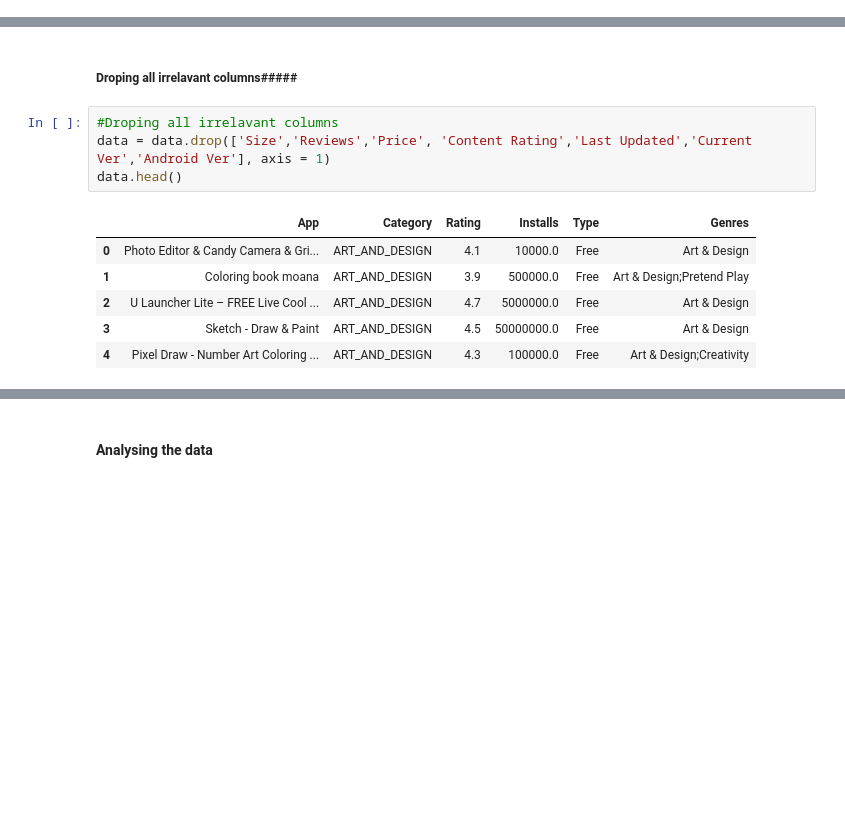
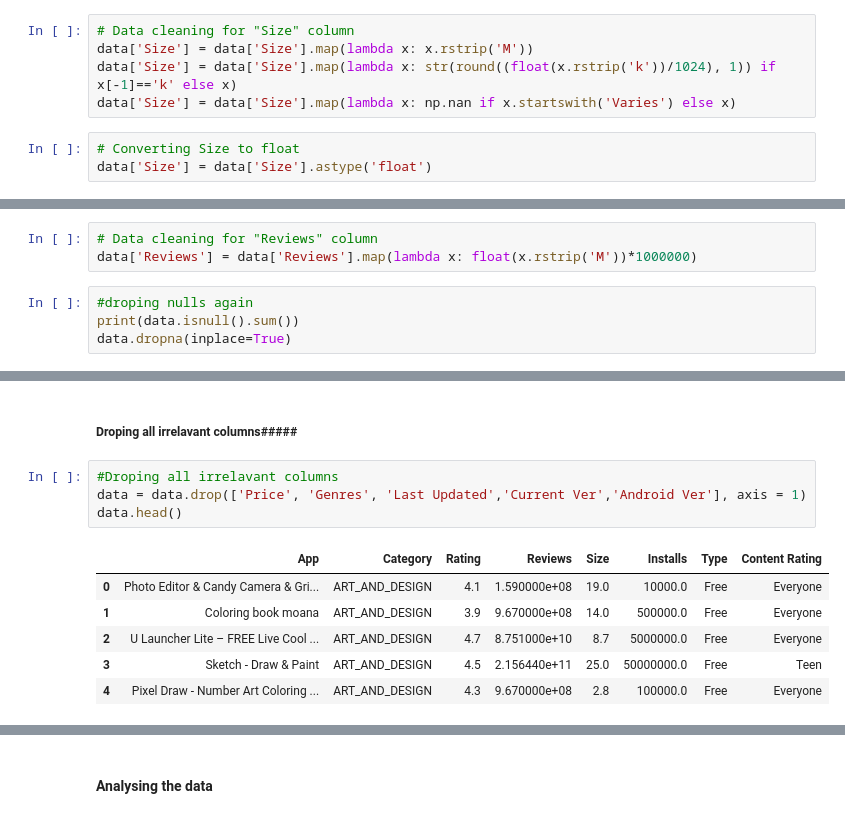
Before and after one commit to sdr1993/playstore, a Jupyter notebook: playstore.ipynb, the cells around one changed output, grey strips where cells are left out. Saved outputs shown, nothing was run; the diff lists cells and outputs as text; blank space fills up the shorter version.

```diff
--- a/playstore.ipynb
+++ b/playstore.ipynb
@@ -128,0 +141,8 @@ data['Type'] = data.Type.astype('category')
+# %%
+# Data cleaning for "Size" column
+data['Size'] = data['Size'].map(lambda x: x.rstrip('M'))
+data['Size'] = data['Size'].map(lambda x: str(round((float(x.rstrip('k'))/1024), 1)) if x[-1]=='k' else x)
+data['Size'] = data['Size'].map(lambda x: np.nan if x.startswith('Varies') else x)
+# %%
+# Converting Size to float
+data['Size'] = data['Size'].astype('float')
@@ -128,0 +155,7 @@ data['Type'] = data.Type.astype('category')
+# %%
+# Data cleaning for "Reviews" column
+data['Reviews'] = data['Reviews'].map(lambda x: float(x.rstrip('M'))*1000000)
+# %%
+#droping nulls again
+print(data.isnull().sum())
+data.dropna(inplace=True)
@@ -149,15 +197,15 @@ dtype: object
 ##### Droping all irrelavant columns#####
 # %%
 #Droping all irrelavant columns
-data = data.drop(['Size','Reviews','Price', 'Content Rating','Last Updated','Current Ver','Android Ver'], axis = 1)
+data = data.drop(['Price', 'Genres', 'Last Updated','Current Ver','Android Ver'], axis = 1)
 data.head()
 # %% [output]
-|  | App | Category | Rating | Installs | Type | Genres |
-| 0 | Photo Editor & Candy Camera & Gri... | ART_AND_DESIGN | 4.1 | 10000.0 | Free | Art & Design |
-| 1 | Coloring book moana | ART_AND_DESIGN | 3.9 | 500000.0 | Free | Art & Design;Pretend Play |
-| 2 | U Launcher Lite – FREE Live Cool ... | ART_AND_DESIGN | 4.7 | 5000000.0 | Free | Art & Design |
-| 3 | Sketch - Draw & Paint | ART_AND_DESIGN | 4.5 | 50000000.0 | Free | Art & Design |
-| 4 | Pixel Draw - Number Art Coloring ... | ART_AND_DESIGN | 4.3 | 100000.0 | Free | Art & Design;Creativity |
+|  | App | Category | Rating | Reviews | Size | Installs | Type | Content Rating |
+| 0 | Photo Editor & Candy Camera & Gri... | ART_AND_DESIGN | 4.1 | 1.590000e+08 | 19.0 | 10000.0 | Free | Everyone |
+| 1 | Coloring book moana | ART_AND_DESIGN | 3.9 | 9.670000e+08 | 14.0 | 500000.0 | Free | Everyone |
+| 2 | U Launcher Lite – FREE Live Cool ... | ART_AND_DESIGN | 4.7 | 8.751000e+10 | 8.7 | 5000000.0 | Free | Everyone |
+| 3 | Sketch - Draw & Paint | ART_AND_DESIGN | 4.5 | 2.156440e+11 | 25.0 | 50000000.0 | Free | Teen |
+| 4 | Pixel Draw - Number Art Coloring ... | ART_AND_DESIGN | 4.3 | 9.670000e+08 | 2.8 | 100000.0 | Free | Everyone |
 # %%
 data.info()
 # %% [output]
```
Also changed, not shown: parts of 20 cells of this notebook.
